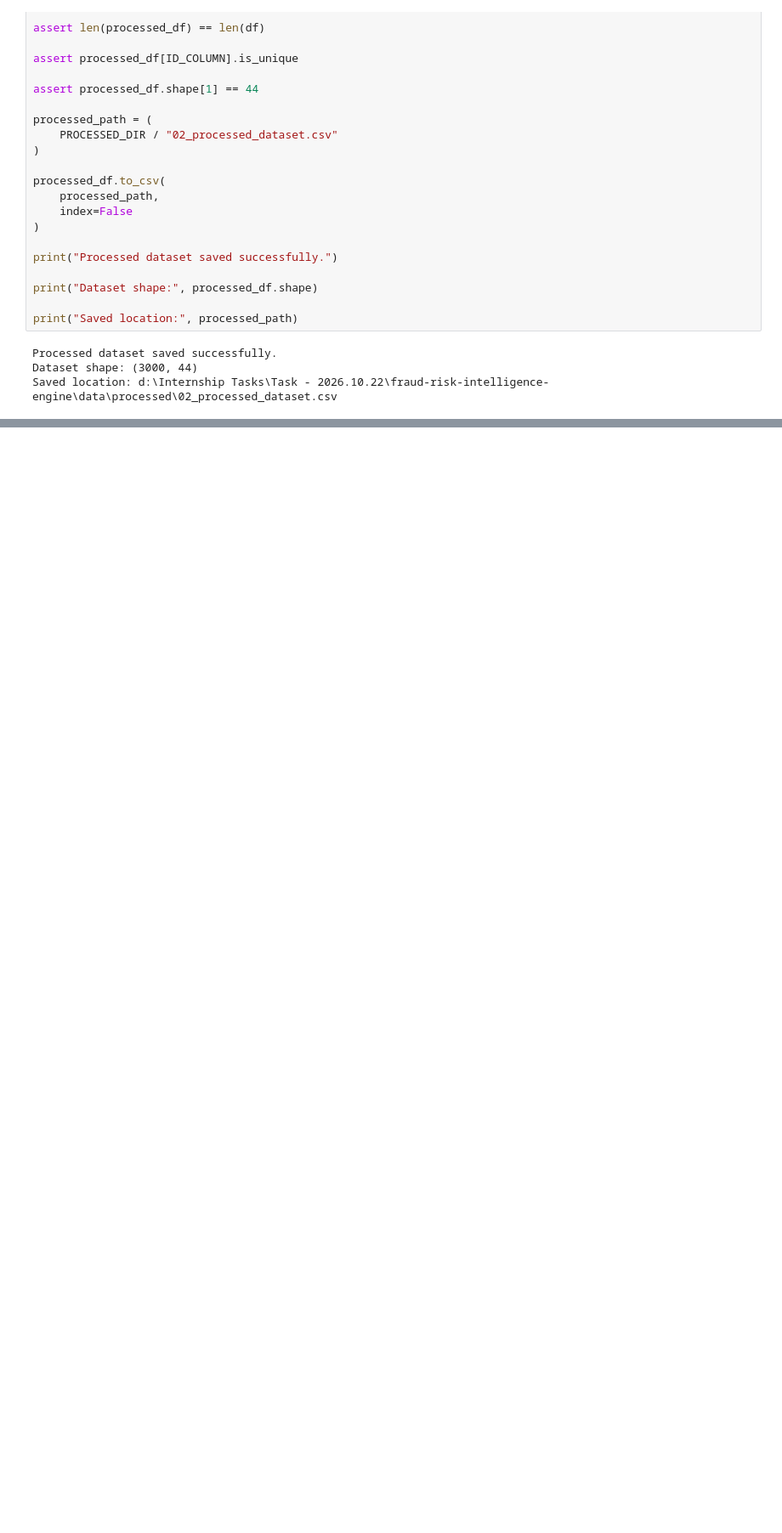
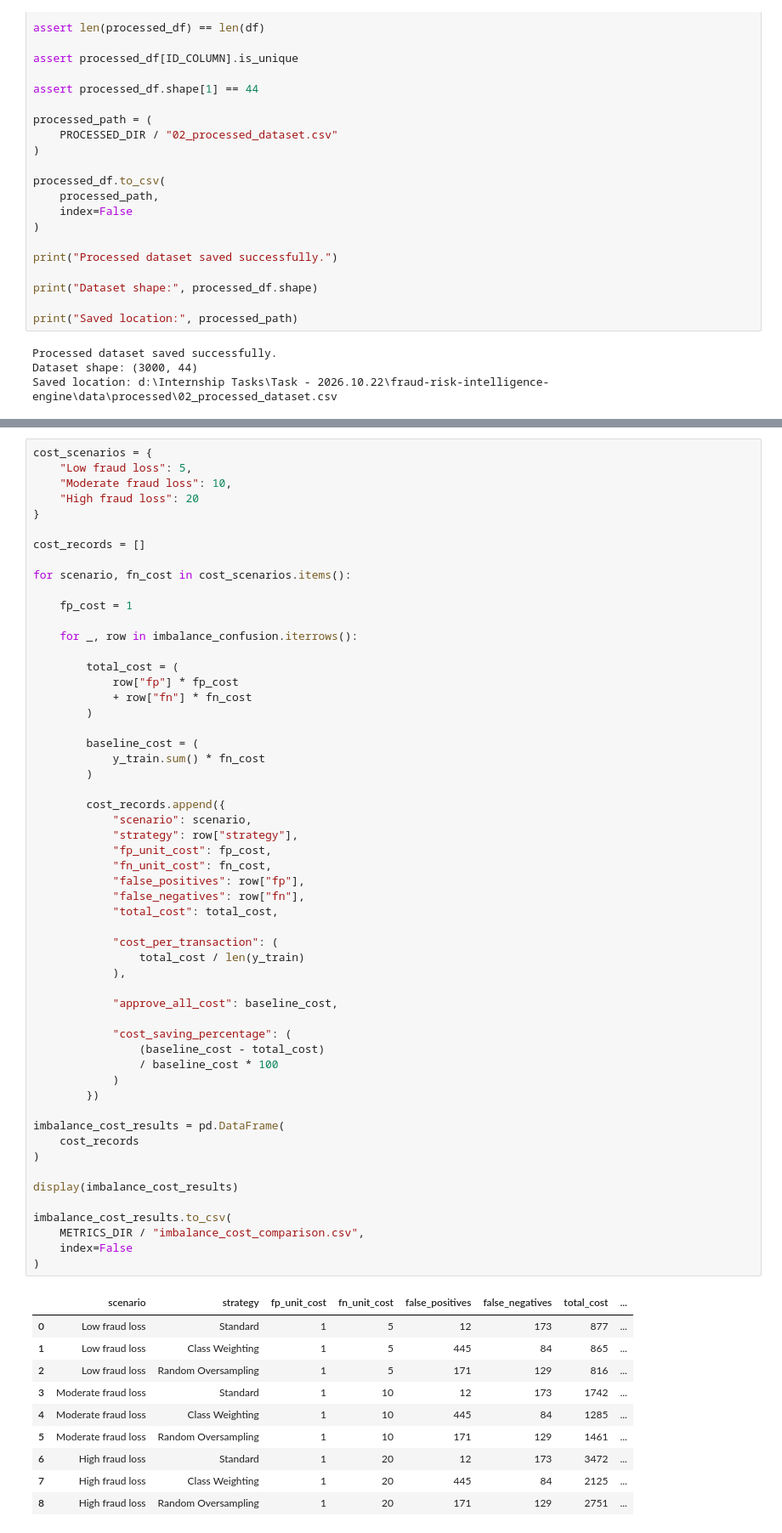
Before and after one commit to Charith-01/fraud-risk-intelligence-engine, a Jupyter notebook: 01_fraud_risk_analysis.ipynb, the cells around one changed output, grey strips where cells are left out. Shown at 85% size. Cells and saved outputs as stored; diff of their text form; blank space fills up the shorter version.

```diff
--- a/01_fraud_risk_analysis.ipynb
+++ b/01_fraud_risk_analysis.ipynb
@@ -2232,0 +2672,66 @@ Saved location: d:\Internship Tasks\Task - 2026.10.22\fraud-risk-intelligence-en
+# %%
+cost_scenarios = {
+    "Low fraud loss": 5,
+    "Moderate fraud loss": 10,
+    "High fraud loss": 20
+}
+
+cost_records = []
+
+for scenario, fn_cost in cost_scenarios.items():
+
+    fp_cost = 1
+
+    for _, row in imbalance_confusion.iterrows():
+
+        total_cost = (
+            row["fp"] * fp_cost
+            + row["fn"] * fn_cost
+        )
+
+        baseline_cost = (
+            y_train.sum() * fn_cost
+        )
+
+        cost_records.append({
+            "scenario": scenario,
+            "strategy": row["strategy"],
+            "fp_unit_cost": fp_cost,
+            "fn_unit_cost": fn_cost,
+            "false_positives": row["fp"],
+            "false_negatives": row["fn"],
+            "total_cost": total_cost,
+
+            "cost_per_transaction": (
+                total_cost / len(y_train)
+            ),
+
+            "approve_all_cost": baseline_cost,
+
+            "cost_saving_percentage": (
+                (baseline_cost - total_cost)
+                / baseline_cost * 100
+            )
+        })
+
+imbalance_cost_results = pd.DataFrame(
+    cost_records
+)
+
+display(imbalance_cost_results)
+
+imbalance_cost_results.to_csv(
+    METRICS_DIR / "imbalance_cost_comparison.csv",
+    index=False
+)
+# %% [output]
+|  | scenario | strategy | fp_unit_cost | fn_unit_cost | false_positives | false_negatives | total_cost | ... |
+| 0 | Low fraud loss | Standard | 1 | 5 | 12 | 173 | 877 | ... |
+| 1 | Low fraud loss | Class Weighting | 1 | 5 | 445 | 84 | 865 | ... |
+| 2 | Low fraud loss | Random Oversampling | 1 | 5 | 171 | 129 | 816 | ... |
+| 3 | Moderate fraud loss | Standard | 1 | 10 | 12 | 173 | 1742 | ... |
+| 4 | Moderate fraud loss | Class Weighting | 1 | 10 | 445 | 84 | 1285 | ... |
+| 5 | Moderate fraud loss | Random Oversampling | 1 | 10 | 171 | 129 | 1461 | ... |
+| 6 | High fraud loss | Standard | 1 | 20 | 12 | 173 | 3472 | ... |
+| 7 | High fraud loss | Class Weighting | 1 | 20 | 445 | 84 | 2125 | ... |
+| 8 | High fraud loss | Random Oversampling | 1 | 20 | 171 | 129 | 2751 | ... |
```
Also changed, not shown: parts of 12 cells of this notebook, 5 other files.
